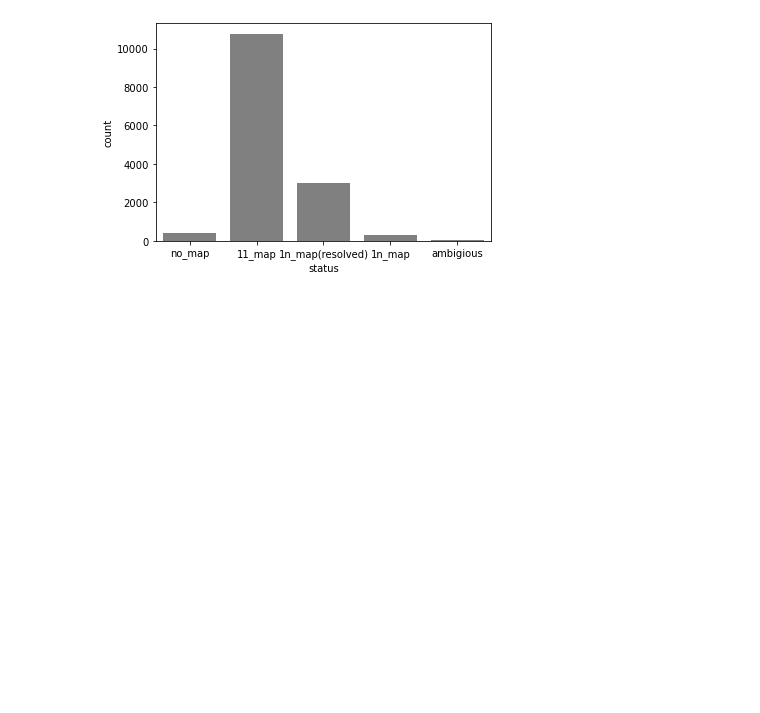
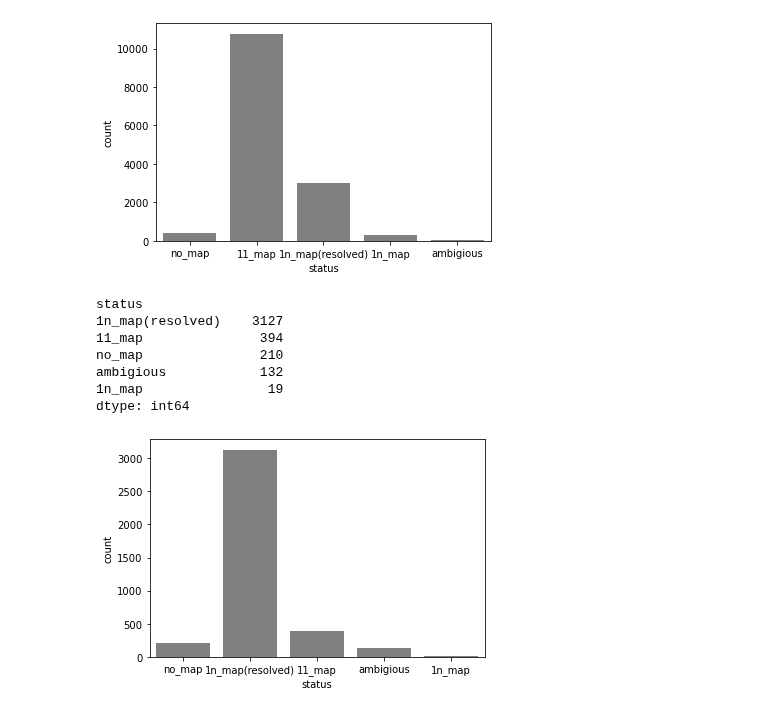
Before and after one commit to barahona-research-group/ICE-NODE, a Jupyter notebook: icenode/ehr_model/resources/icd_10-9_conversion_analysis.ipynb, the cells around one changed output. Cells and saved outputs as stored; diff of their text form; code cells hidden in the pictures; blank space fills up the shorter version.

```diff
--- a/icenode/ehr_model/resources/icd_10-9_conversion_analysis.ipynb
+++ b/icenode/ehr_model/resources/icd_10-9_conversion_analysis.ipynb
@@ -60,3 +60,14 @@ no_map                422
 ambigious              66
 dtype: int64
 [figure]
+# %%
+analyze_conversions('2018_gem_pcs_I9I10.txt.gz')
+# %% [output]
+status
+1n_map(resolved)    3127
+11_map               394
+no_map               210
+ambigious            132
+1n_map                19
+dtype: int64
+[figure, added]
```
Also changed, not shown: parts of 3 cells of this notebook, 6 other files.
